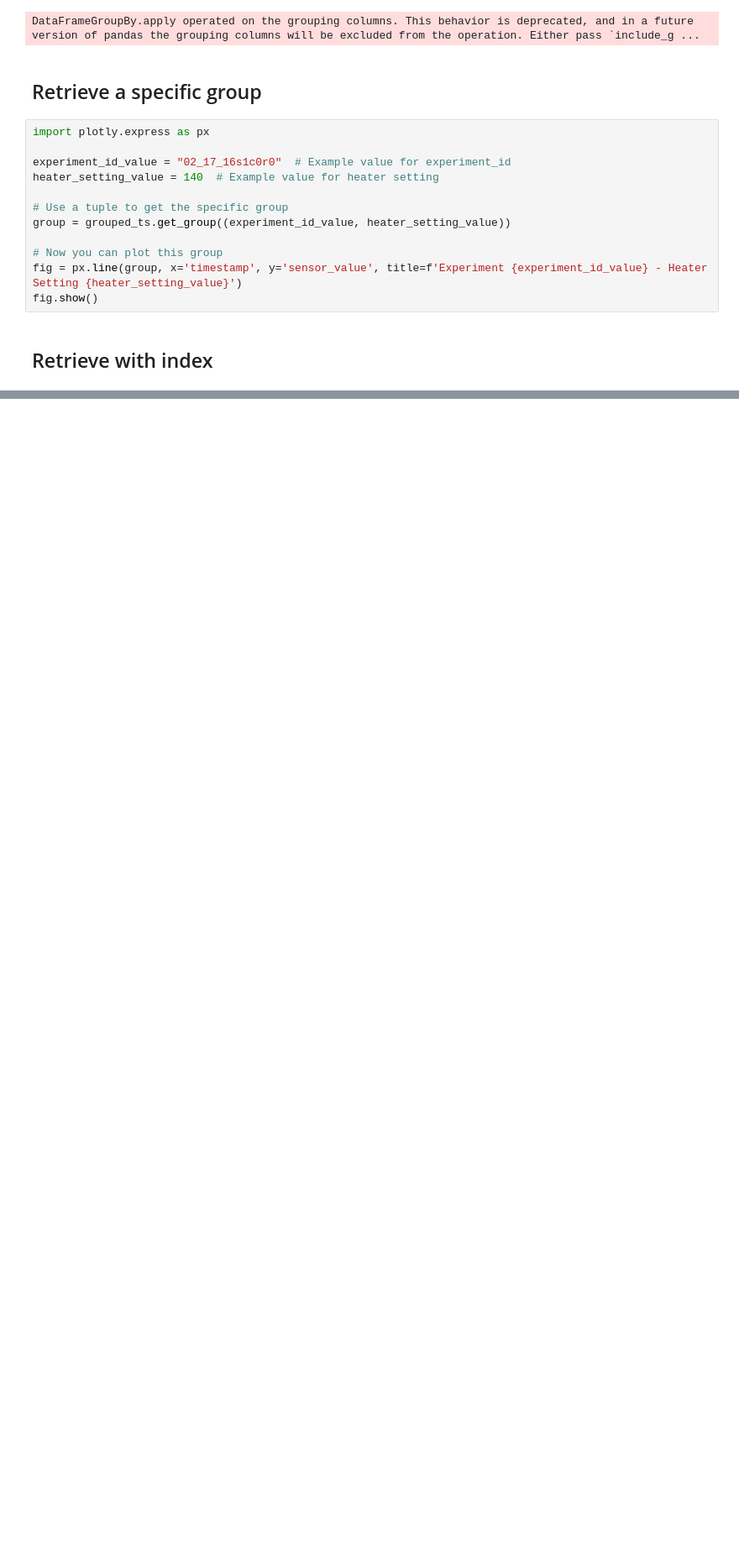
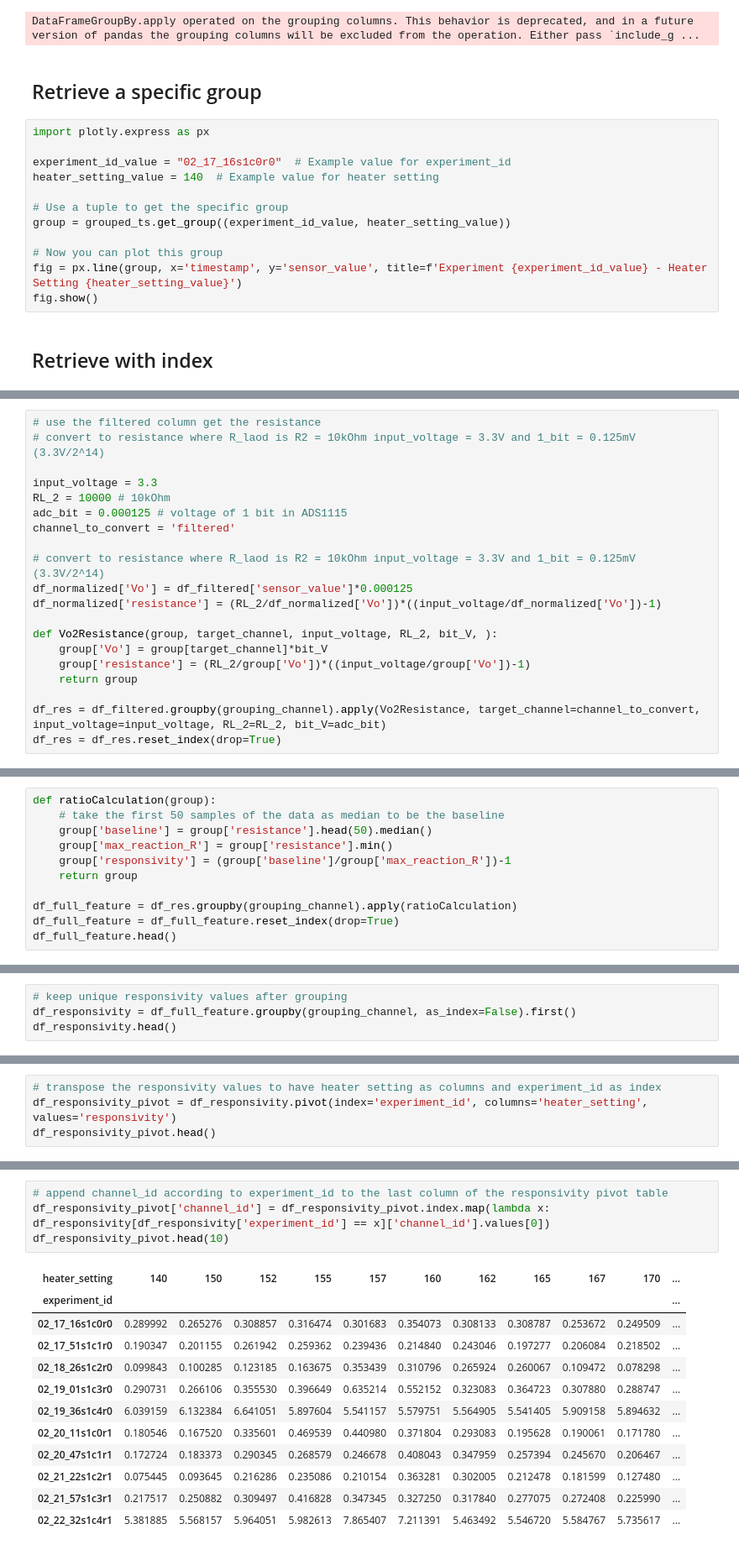
Before and after one commit to gavinlouuu-kpt/uom_explore, a Jupyter notebook: preprocessing/sqlite_data_explore.ipynb, the cells around one changed output, grey strips where cells are left out. Shown at 84% size. Saved outputs shown, nothing was run; the diff lists cells and outputs as text; blank space fills up the shorter version.

```diff
--- a/sqlite_data_explore.ipynb
+++ b/preprocessing/sqlite_data_explore.ipynb
@@ -240,0 +303,20 @@ fig.show()
+# %%
+# use the filtered column get the resistance
+# convert to resistance where R_laod is R2 = 10kOhm input_voltage = 3.3V and 1_bit = 0.125mV (3.3V/2^14)
+
+input_voltage = 3.3
+RL_2 = 10000 # 10kOhm
+adc_bit = 0.000125 # voltage of 1 bit in ADS1115
+channel_to_convert = 'filtered'
+
+# convert to resistance where R_laod is R2 = 10kOhm input_voltage = 3.3V and 1_bit = 0.125mV (3.3V/2^14)
+df_normalized['Vo'] = df_filtered['sensor_value']*0.000125
+df_normalized['resistance'] = (RL_2/df_normalized['Vo'])*((input_voltage/df_normalized['Vo'])-1)
+
+def Vo2Resistance(group, target_channel, input_voltage, RL_2, bit_V, ):
+    group['Vo'] = group[target_channel]*bit_V
+    group['resistance'] = (RL_2/group['Vo'])*((input_voltage/group['Vo'])-1)
+    return group
+
+df_res = df_filtered.groupby(grouping_channel).apply(Vo2Resistance, target_channel=channel_to_convert, input_voltage=input_voltage, RL_2=RL_2, bit_V=adc_bit)
+df_res = df_res.reset_index(drop=True)
@@ -240,0 +334,11 @@ fig.show()
+# %%
+def ratioCalculation(group):
+    # take the first 50 samples of the data as median to be the baseline
+    group['baseline'] = group['resistance'].head(50).median()
+    group['max_reaction_R'] = group['resistance'].min()
+    group['responsivity'] = (group['baseline']/group['max_reaction_R'])-1
+    return group
+
+df_full_feature = df_res.groupby(grouping_channel).apply(ratioCalculation)
+df_full_feature = df_full_feature.reset_index(drop=True)
+df_full_feature.head()
@@ -240,0 +353,4 @@ fig.show()
+# %%
+# keep unique responsivity values after grouping
+df_responsivity = df_full_feature.groupby(grouping_channel, as_index=False).first()
+df_responsivity.head()
@@ -240,0 +368,4 @@ fig.show()
+# %%
+# transpose the responsivity values to have heater setting as columns and experiment_id as index
+df_responsivity_pivot = df_responsivity.pivot(index='experiment_id', columns='heater_setting', values='responsivity')
+df_responsivity_pivot.head()
@@ -240,0 +381,17 @@ fig.show()
+# %%
+# append channel_id according to experiment_id to the last column of the responsivity pivot table
+df_responsivity_pivot['channel_id'] = df_responsivity_pivot.index.map(lambda x: df_responsivity[df_responsivity['experiment_id'] == x]['channel_id'].values[0])
+df_responsivity_pivot.head(10)
+# %% [output]
+| heater_setting | 140 | 150 | 152 | 155 | 157 | 160 | 162 | 165 | 167 | 170 | ... |
+| experiment_id |  |  |  |  |  |  |  |  |  |  | ... |
+| 02_17_16s1c0r0 | 0.289992 | 0.265276 | 0.308857 | 0.316474 | 0.301683 | 0.354073 | 0.308133 | 0.308787 | 0.253672 | 0.249509 | ... |
+| 02_17_51s1c1r0 | 0.190347 | 0.201155 | 0.261942 | 0.259362 | 0.239436 | 0.214840 | 0.243046 | 0.197277 | 0.206084 | 0.218502 | ... |
+| 02_18_26s1c2r0 | 0.099843 | 0.100285 | 0.123185 | 0.163675 | 0.353439 | 0.310796 | 0.265924 | 0.260067 | 0.109472 | 0.078298 | ... |
+| 02_19_01s1c3r0 | 0.290731 | 0.266106 | 0.355530 | 0.396649 | 0.635214 | 0.552152 | 0.323083 | 0.364723 | 0.307880 | 0.288747 | ... |
+| 02_19_36s1c4r0 | 6.039159 | 6.132384 | 6.641051 | 5.897604 | 5.541157 | 5.579751 | 5.564905 | 5.541405 | 5.909158 | 5.894632 | ... |
+| 02_20_11s1c0r1 | 0.180546 | 0.167520 | 0.335601 | 0.469539 | 0.440980 | 0.371804 | 0.293083 | 0.195628 | 0.190061 | 0.171780 | ... |
+| 02_20_47s1c1r1 | 0.172724 | 0.183373 | 0.290345 | 0.268579 | 0.246678 | 0.408043 | 0.347959 | 0.257394 | 0.245670 | 0.206467 | ... |
+| 02_21_22s1c2r1 | 0.075445 | 0.093645 | 0.216286 | 0.235086 | 0.210154 | 0.363281 | 0.302005 | 0.212478 | 0.181599 | 0.127480 | ... |
+| 02_21_57s1c3r1 | 0.217517 | 0.250882 | 0.309497 | 0.416828 | 0.347345 | 0.327250 | 0.317840 | 0.277075 | 0.272408 | 0.225990 | ... |
+| 02_22_32s1c4r1 | 5.381885 | 5.568157 | 5.964051 | 5.982613 | 7.865407 | 7.211391 | 5.463492 | 5.546720 | 5.584767 | 5.735617 | ... |
```
Also changed, not shown: parts of 13 cells of this notebook, 4 other files.
